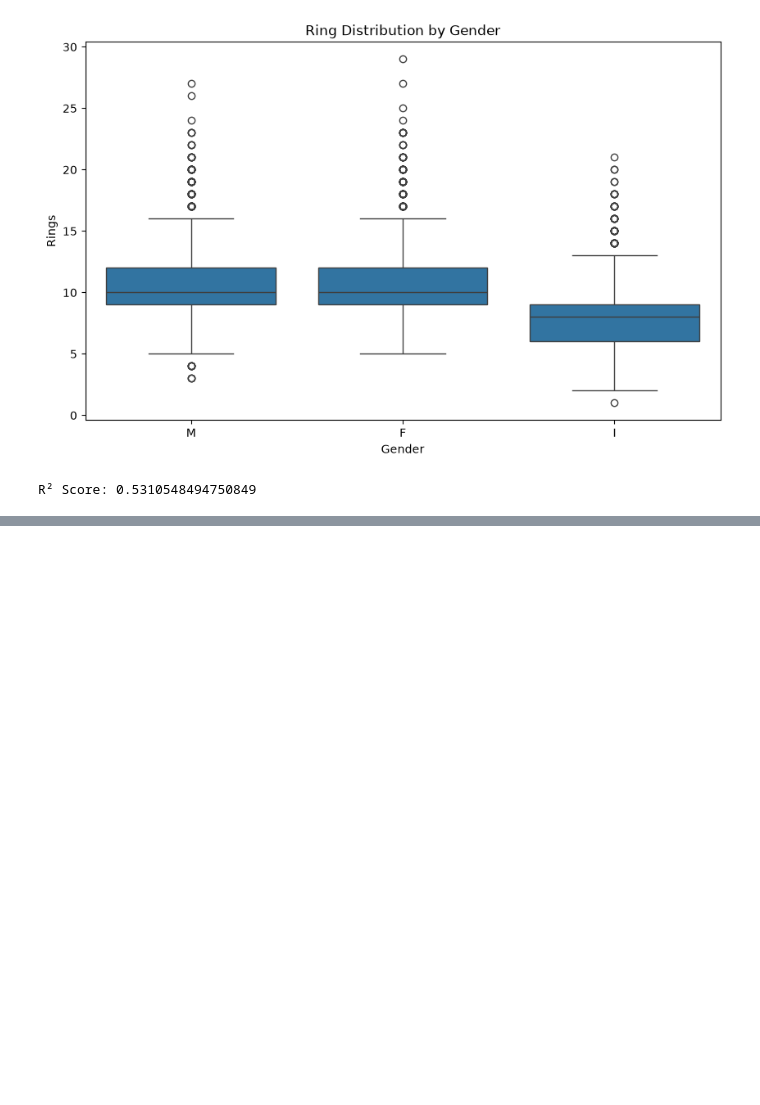
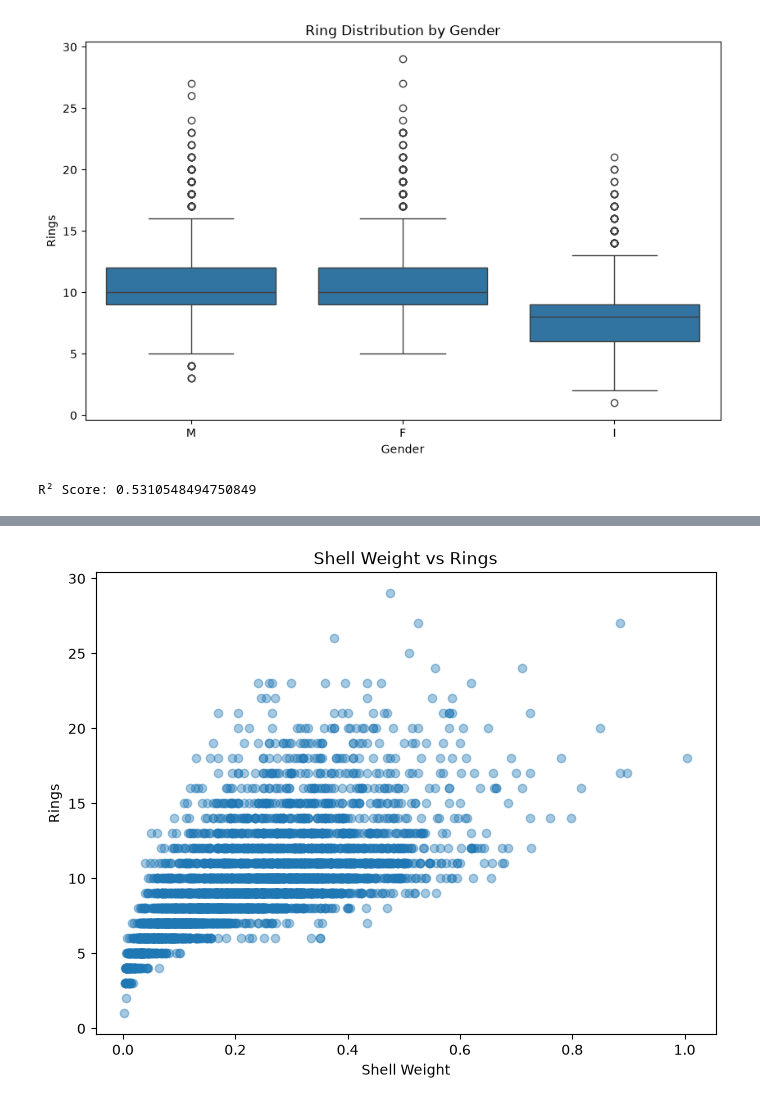
Before and after one commit to dhay2003/marine-resource-analytics, a Jupyter notebook: notebooks/marine_analysis.ipynb, the cells around one changed output, grey strips where cells are left out. Saved outputs shown, nothing was run; the diff lists cells and outputs as text; code cells hidden in the pictures; blank space fills up the shorter version.

```diff
--- a/notebooks/marine_analysis.ipynb
+++ b/notebooks/marine_analysis.ipynb
@@ -315,0 +410,21 @@ R² Score: 0.5310548494750849
+# %%
+plt.figure(figsize=(8,6))
+
+plt.scatter(
+    df["Shell_weight"],
+    df["Rings"],
+    alpha=0.4
+)
+
+plt.xlabel("Shell Weight")
+plt.ylabel("Rings")
+plt.title("Shell Weight vs Rings")
+
+plt.savefig(
+    "../visualizations/shell_weight_vs_rings.png",
+    bbox_inches="tight"
+)
+
+plt.show()
+# %% [output]
+[figure, added]
```
Also changed, not shown: parts of 6 cells of this notebook, 4 other files.
